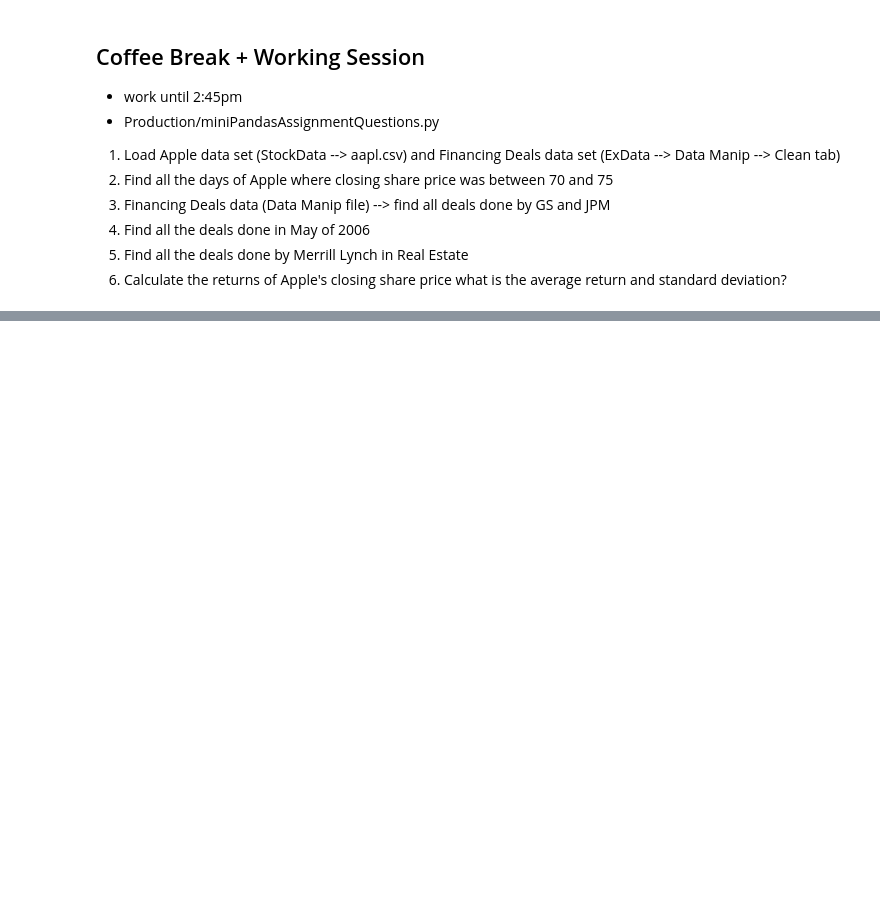
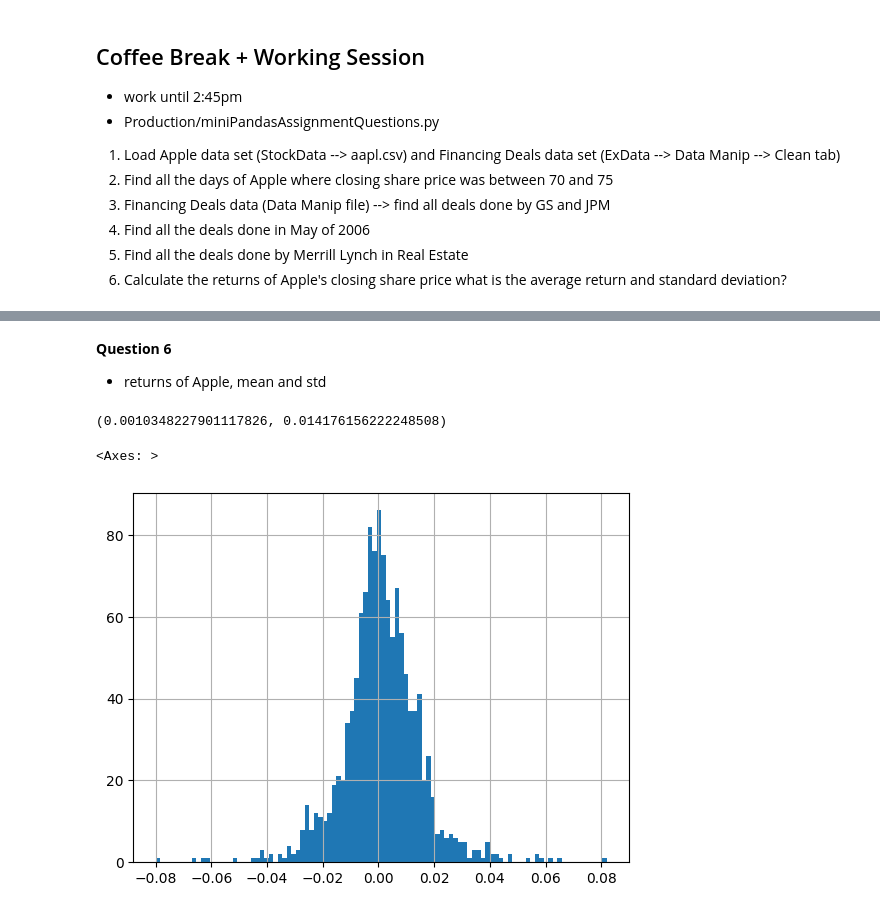
Before and after one commit to TheMarqueeGroup/JPM_DS_Oct2023, a Jupyter notebook: NotesDay1_NAMR.ipynb, the cells around one changed output, grey strips where cells are left out. Saved outputs shown, nothing was run; the diff lists cells and outputs as text; code cells hidden in the pictures; blank space fills up the shorter version.

```diff
--- a/NotesDay1_NAMR.ipynb
+++ b/NotesDay1_NAMR.ipynb
@@ -552,0 +558,9 @@ df
+# %%
+import pandas as pd
+aapl = pd.read_csv('StockData/AAPL.csv',
+                   parse_dates=['Date'],
+                   index_col=['Date'])
+
+finData = pd.read_excel('ExData/Data Manipulation Worksheet.xlsx', sheet_name=1)
+                    #for xlsx files need to use integers for index columns
+                    # index_col=['DATE'] will not work, need to do index_col=0
@@ -552,0 +695,17 @@ df
+# %% [markdown]
+**Question 6**
+- returns of Apple, mean and std
+# %%
+aapl['Returns'] = aapl['Close'].pct_change()
+avg = aapl['Returns'].mean()
+std = aapl['Returns'].std()
+avg, std
+# %% [output]
+(0.0010348227901117826, 0.014176156222248508)
+# %%
+# aapl['Returns'].plot() #line chart
+# aapl['Returns'].plot(kind='hist') #10 bins
+aapl['Returns'].hist(bins=100)
+# %% [output]
+<Axes: >
+[figure, added]
```
Also changed, not shown: parts of 38 cells of this notebook.
